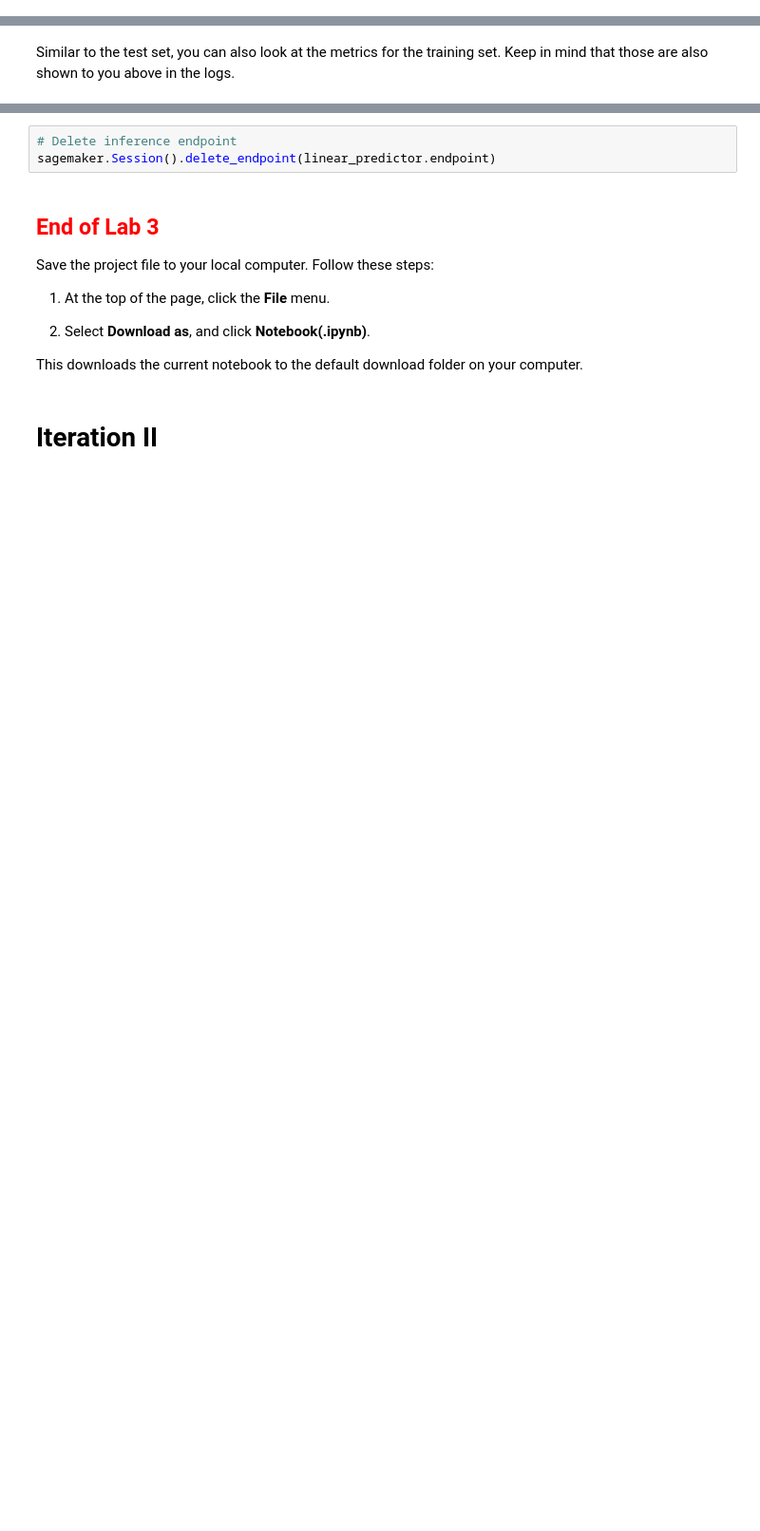
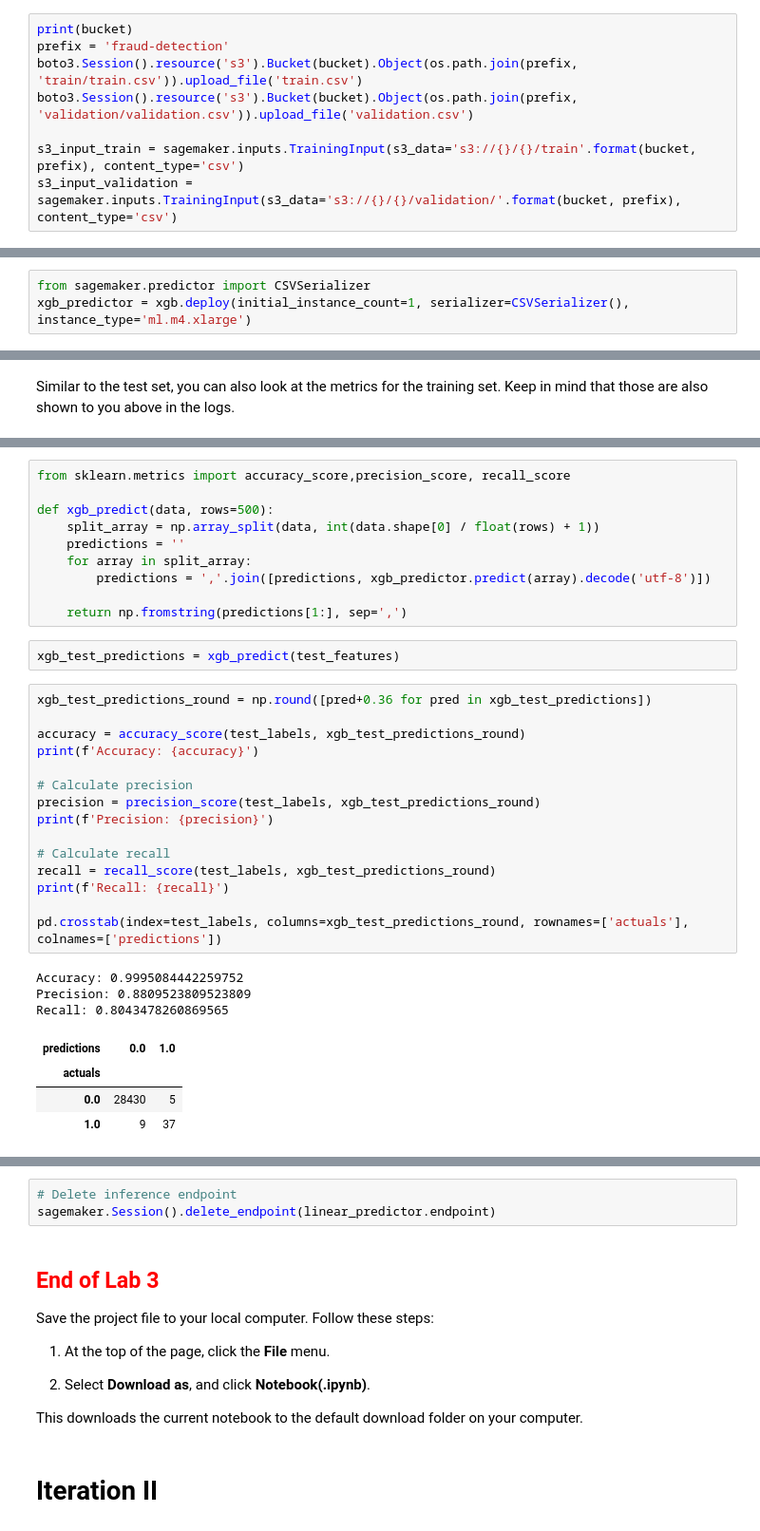
Before and after one commit to angry-birdman/aws-sagemaker-lab, a Jupyter notebook: Credit_Card_Fraud_Detection-Student.ipynb, the cells around one changed output, grey strips where cells are left out. Shown at 95% size. Cells and saved outputs as stored; diff of their text form; blank space fills up the shorter version.

```diff
--- a/Credit_Card_Fraud_Detection-Student.ipynb
+++ b/Credit_Card_Fraud_Detection-Student.ipynb
@@ -527,0 +566,8 @@ linear.fit([train_records,val_records,test_records], wait=True, logs='All')
+# %%
+print(bucket)
+prefix = 'fraud-detection'
+boto3.Session().resource('s3').Bucket(bucket).Object(os.path.join(prefix, 'train/train.csv')).upload_file('train.csv')
+boto3.Session().resource('s3').Bucket(bucket).Object(os.path.join(prefix, 'validation/validation.csv')).upload_file('validation.csv')
+
+s3_input_train = sagemaker.inputs.TrainingInput(s3_data='s3://{}/{}/train'.format(bucket, prefix), content_type='csv')
+s3_input_validation = sagemaker.inputs.TrainingInput(s3_data='s3://{}/{}/validation/'.format(bucket, prefix), content_type='csv')
@@ -527,0 +614,3 @@ linear.fit([train_records,val_records,test_records], wait=True, logs='All')
+# %%
+from sagemaker.predictor import CSVSerializer
+xgb_predictor = xgb.deploy(initial_instance_count=1, serializer=CSVSerializer(), instance_type='ml.m4.xlarge')
@@ -597,0 +706,35 @@ Similar to the test set, you can also look at the metrics for the training set.
+# %%
+from sklearn.metrics import accuracy_score,precision_score, recall_score
+
+def xgb_predict(data, rows=500):
+    split_array = np.array_split(data, int(data.shape[0] / float(rows) + 1))
+    predictions = ''
+    for array in split_array:
+        predictions = ','.join([predictions, xgb_predictor.predict(array).decode('utf-8')])
+
+    return np.fromstring(predictions[1:], sep=',')
+# %%
+xgb_test_predictions = xgb_predict(test_features)
+# %%
+xgb_test_predictions_round = np.round([pred+0.36 for pred in xgb_test_predictions])
+
+accuracy = accuracy_score(test_labels, xgb_test_predictions_round)
+print(f'Accuracy: {accuracy}')
+
+# Calculate precision
+precision = precision_score(test_labels, xgb_test_predictions_round)
+print(f'Precision: {precision}')
+
+# Calculate recall
+recall = recall_score(test_labels, xgb_test_predictions_round)
+print(f'Recall: {recall}')
+
+pd.crosstab(index=test_labels, columns=xgb_test_predictions_round, rownames=['actuals'], colnames=['predictions'])
+# %% [output]
+Accuracy: 0.9995084442259752
+Precision: 0.8809523809523809
+Recall: 0.8043478260869565
+| predictions | 0.0 | 1.0 |
+| actuals |  |  |
+| 0.0 | 28430 | 5 |
+| 1.0 | 9 | 37 |
```
Also changed, not shown: parts of 20 cells of this notebook, 3 other files.
